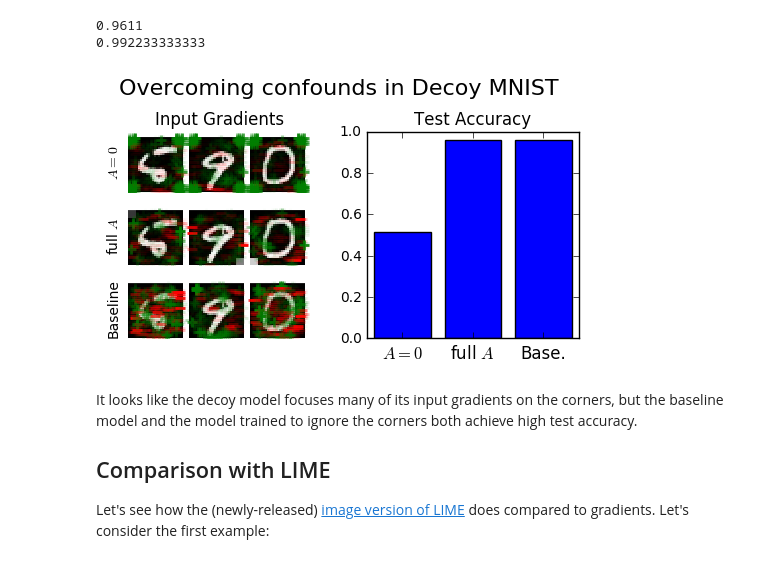
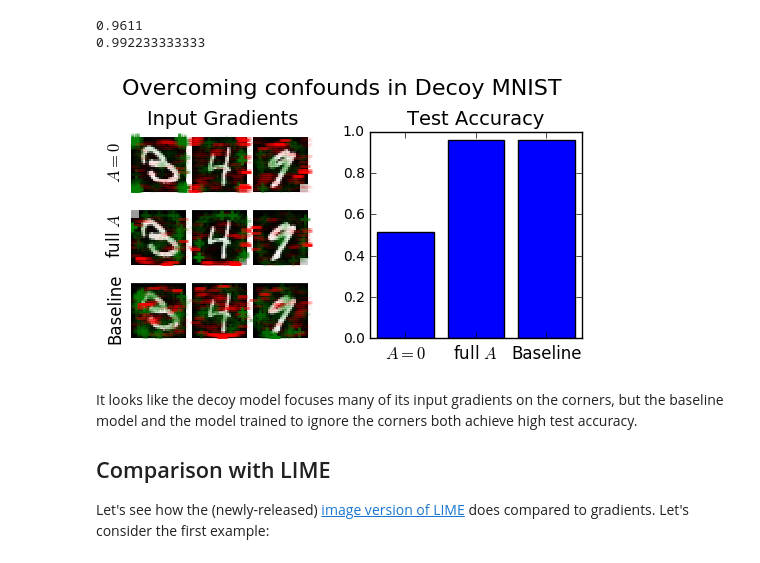
Before and after one commit to dtak/rrr, a Jupyter notebook: experiments/Decoy MNIST.ipynb, the cells around one changed output. Saved outputs shown, nothing was run; the diff lists cells and outputs as text; code cells hidden in the pictures.

```diff
--- a/experiments/Decoy MNIST.ipynb
+++ b/experiments/Decoy MNIST.ipynb
@@ -60,40 +60,40 @@ print(mlp_nondecoy.score(Xr, y))
 0.992233333333
 # %%
 test_scores = [mlp_normal.score(Xt, yt), mlp_annotated.score(Xt, yt), mlp_nondecoy.score(Xtr, yt)]
-model_names = ['$A=0$', 'full $A$', 'Base.']
+model_names = ['$A=0$', 'full $A$', 'Baseline']
 # %%
 def explain(model, title='', length=3, i=0, Xt=Xt, **kwargs):
   if title:
     plt.title(title)
   explanation_grid(model.grad_explain(Xt[i:i+length]), (28,28), gridshape=(length,1), **kwargs)
 
-ii=8
+ii=18
 ss=50
 gridsize = (3,2)
 plt.figure(figsize=(6, 2.67))
 plt.suptitle('Overcoming confounds in Decoy MNIST', y=1.1, fontsize=16)
 
 plt.subplot2grid(gridsize, (0,0))
-plt.title('Input Gradients')
-explain(mlp_normal, i=ii,size=ss); plt.ylabel('$A=0$')
+plt.title('Input Gradients', fontsize=14)
+explain(mlp_normal, i=ii,size=ss); plt.ylabel('$A=0$', fontsize=12)
 
 plt.subplot2grid(gridsize, (1,0))
-explain(mlp_annotated, i=ii,size=ss); plt.ylabel('full $A$')
+explain(mlp_annotated, i=ii,size=ss); plt.ylabel('full $A$', fontsize=12)
 
 plt.subplot2grid(gridsize, (2,0))
-explain(mlp_nondecoy, Xt=Xtr,i=ii,size=ss); plt.ylabel('Baseline')
+explain(mlp_nondecoy, Xt=Xtr,i=ii,size=ss); plt.ylabel('Baseline', fontsize=12)
 
 plt.subplot2grid(gridsize, (0,1), rowspan=3)
-plt.title('Test Accuracy')
+plt.title('Test Accuracy', fontsize=14)
 plt.bar(np.arange(len(test_scores))+0.1, test_scores)
 plt.gca().set_xticks([0.5,1.5,2.5])
 plt.gca().set_xticklabels(model_names, fontsize=12)
 plt.xlim(0,3)
 plt.ylim(0,1)
 
 plt.show()
 # %% [output]
-[figure, old version]
+[figure, new version]
 # %% [markdown]
 It looks like the decoy model focuses many of its input gradients on the corners, but the baseline model and the model trained to ignore the corners both achieve high test accuracy.
 
```
Also changed, not shown: parts of 5 cells of this notebook, 10 other files.
